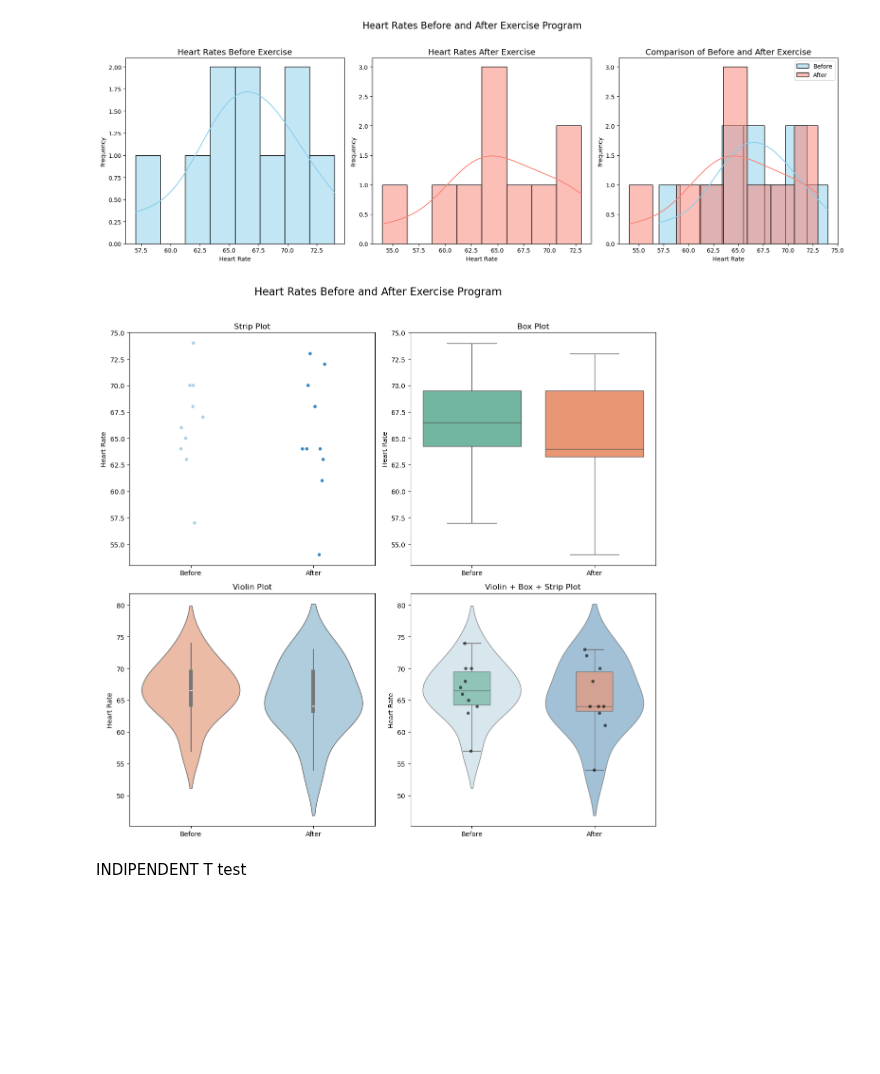
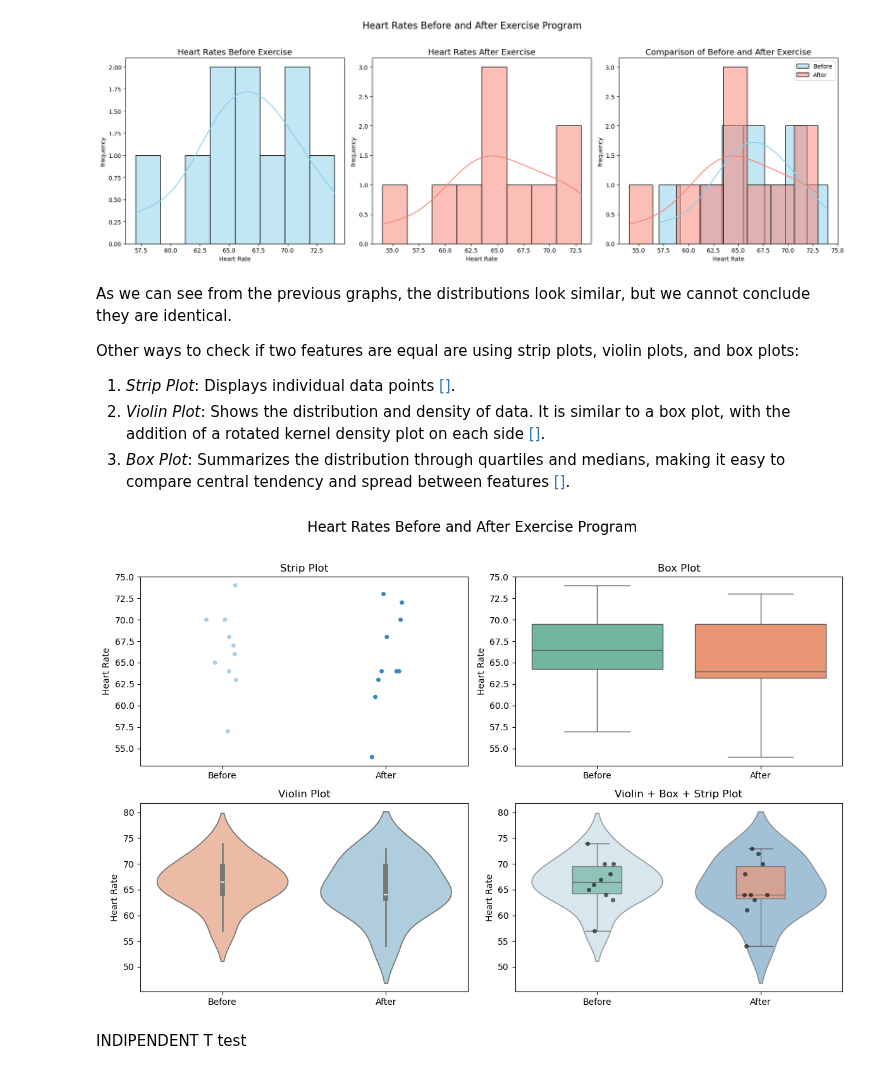
Before and after one commit to Cecilia8989/applied_statistics_assessment, a Jupyter notebook: tasks.ipynb, the cells around one changed output. Cells and saved outputs as stored; diff of their text form; code cells hidden in the pictures; blank space fills up the shorter version.

Commit message:
Add comment on histograms and boxplot

```diff
--- a/tasks.ipynb
+++ b/tasks.ipynb
@@ -622,59 +622,73 @@ plt.tight_layout(rect=[0, 0, 1, 0.96])  # Adjust to leave space for the main tit
 plt.show()
 # %% [output]
 [figure]
+# %% [markdown]
+
+As we can see from the previous graphs, the distributions look similar, but we cannot conclude they are identical.
+
+Other ways to check if two features are equal are using strip plots, violin plots, and box plots:
+
+1. *Strip Plot*: Displays individual data points [[]](https://pieriantraining.com/understanding-the-seaborm-stripplot-in-python/).
+2. *Violin Plot*: Shows the distribution and density of data. It is similar to a box plot, with the addition of a rotated kernel density plot on each side [[]](https://en.wikipedia.org/wiki/Violin_plot).
+3. *Box Plot*: Summarizes the distribution through quartiles and medians, making it easy to compare central tendency and spread between features [[]](https://en.wikipedia.org/wiki/Box_plot).
 # %%
 # Create a list of the data
 data = [df_heart_rate['Before'], df_heart_rate['After']]
 # %%
 #https://matplotlib.org/stable/users/explain/axes/axes_intro.html
 # https://stackoverflow.com/questions/66442402/matplotlib-with-fig-text-cropped
 # https://datagy.io/seaborn-stripplot/
 # https://www.geeksforgeeks.org/matplotlib-setting-ticks-and-tick-labels/
 
 # Set up the figure with 2x2 grid of subplots and adjust the figure size
-fig, axs = plt.subplots(2, 2, figsize=(12, 12))
+# https://matplotlib.org/stable/users/explain/axes/axes_intro.html
+fig, axs = plt.subplots(2, 2, figsize=(12, 8))  # Creates a 2x2 grid of subplots with a figure size of 12x12 inches
 
 # Set the title for the entire figure
-plt.suptitle('Heart Rates Before and After Exercise Program', fontsize=16)
+plt.suptitle('Heart Rates Before and After Exercise Program', fontsize=16)  # Adds a title for the whole figure
 
 # Plot 1: Strip plot
-sns.stripplot(data=data, palette='Blues', ax=axs[0, 0])  # Changed the palette to 'Blues'
-axs[0, 0].set_title('Strip Plot', fontsize=12)  # Title for the individual plot
+# https://datagy.io/seaborn-stripplot/
+sns.stripplot(data=data, palette='Blues', ax=axs[0, 0])  # Creates a strip plot using the 'Blues' color palette for the data
+axs[0, 0].set_title('Strip Plot', fontsize=12)  # Title for the first plot
 axs[0, 0].set_ylabel('Heart Rate')  # Y-axis label for the plot
-axs[0, 0].set_xticks([0, 1])  # Set tick positions at 0 and 1
-axs[0, 0].set_xticklabels(['Before', 'After'])  # Custom x-axis labels
+axs[0, 0].set_xticks([0, 1])  # Set tick positions on the x-axis at 0 and 1
+axs[0, 0].set_xticklabels(['Before', 'After'])  # Set custom labels for the x-axis ticks
 
 # Plot 2: Box plot
-sns.boxplot(data=data, palette='Set2', ax=axs[0, 1])  # Changed the palette to 'Set2'
-axs[0, 1].set_title('Box Plot', fontsize=12)  # Title for the individual plot
+sns.boxplot(data=data, palette='Set2', ax=axs[0, 1])  # Creates a box plot with 'Set2' color palette for the data
+axs[0, 1].set_title('Box Plot', fontsize=12)  # Title for the second plot
 axs[0, 1].set_ylabel('Heart Rate')  # Y-axis label for the plot
-axs[0, 1].set_xticks([0, 1])  # Set tick positions at 0 and 1
-axs[0, 1].set_xticklabels(['Before', 'After'])  # Custom x-axis labels
+axs[0, 1].set_xticks([0, 1])  # Set tick positions on the x-axis at 0 and 1
+axs[0, 1].set_xticklabels(['Before', 'After'])  # Set custom labels for the x-axis ticks
 
 # Plot 3: Violin plot
-sns.violinplot(data=data, palette='RdBu', ax=axs[1, 0])  # Changed the palette to 'RdBu'
-axs[1, 0].set_title('Violin Plot', fontsize=12)  # Title for the individual plot
+sns.violinplot(data=data, palette='RdBu', ax=axs[1, 0])  # Creates a violin plot with the 'RdBu' color palette
+axs[1, 0].set_title('Violin Plot', fontsize=12)  # Title for the third plot
 axs[1, 0].set_ylabel('Heart Rate')  # Y-axis label for the plot
-axs[1, 0].set_xticks([0, 1])  # Set tick positions at 0 and 1
-axs[1, 0].set_xticklabels(['Before', 'After'])  # Custom x-axis labels
+axs[1, 0].set_xticks([0, 1])  # Set tick positions on the x-axis at 0 and 1
+axs[1, 0].set_xticklabels(['Before', 'After'])  # Set custom labels for the x-axis ticks
 
 # Plot 4: Combined Violin, Box, and Strip Plot
-sns.violinplot(data=data, palette='Blues', ax=axs[1, 1], inner=None, alpha=0.5)
-sns.boxplot(data=data, palette='Set2', ax=axs[1, 1], width=0.3, fliersize=0,
-            boxprops=dict(alpha=0.7), whiskerprops=dict(alpha=0.7), medianprops=dict(alpha=0.7))
-sns.stripplot(data=data, ax=axs[1, 1], jitter=True, color='black', alpha=0.6)  # Individual data points
-axs[1, 1].set_title('Violin + Box + Strip Plot', fontsize=12)  # Title for the individual plot
+# This plot combines all three types (Violin, Box, and Strip) for comparison
+sns.violinplot(data=data, palette='Blues', ax=axs[1, 1], inner=None, alpha=0.5)  # Violin plot with transparency (alpha=0.5)
+sns.boxplot(data=data, palette='Set2', ax=axs[1, 1], width=0.3, fliersize=0,  # Box plot with no outliers (fliersize=0)
+            boxprops=dict(alpha=0.7), whiskerprops=dict(alpha=0.7), medianprops=dict(alpha=0.7))  # Set transparency for the box plot elements
+sns.stripplot(data=data, ax=axs[1, 1], jitter=True, color='black', alpha=0.6)  # Strip plot with individual data points (jitter=True for spreading points)
+axs[1, 1].set_title('Violin + Box + Strip Plot', fontsize=12)  # Title for the combined plot
 axs[1, 1].set_ylabel('Heart Rate')  # Y-axis label for the plot
-axs[1, 1].set_xticks([0, 1])  # Set tick positions at 0 and 1
-axs[1, 1].set_xticklabels(['Before', 'After'])  # Custom x-axis labels
+axs[1, 1].set_xticks([0, 1])  # Set tick positions on the x-axis at 0 and 1
+axs[1, 1].set_xticklabels(['Before', 'After'])  # Set custom labels for the x-axis ticks
 
-# Adjust the layout to prevent overlapping of elements
-plt.tight_layout(rect=[0, 0, 1, 0.96])  # Adjust to leave space for the main title
+# Adjust the layout to prevent overlapping of elements and leave space for the main title
+# https://stackoverflow.com/questions/66442402/matplotlib-with-fig-text-cropped
+# https://datagy.io/seaborn-stripplot/
+plt.tight_layout(rect=[0, 0, 1, 0.96])  # Adjust the layout to prevent overlapping and leave space for the title
 
-# Show the figure
+# Show the plot
 plt.show()
 # %% [output]
-[figure, old version]
+[figure, new version]
 # %% [markdown]
 INDIPENDENT T test
 # %%
```
Also changed, not shown: parts of 2 cells of this notebook.
